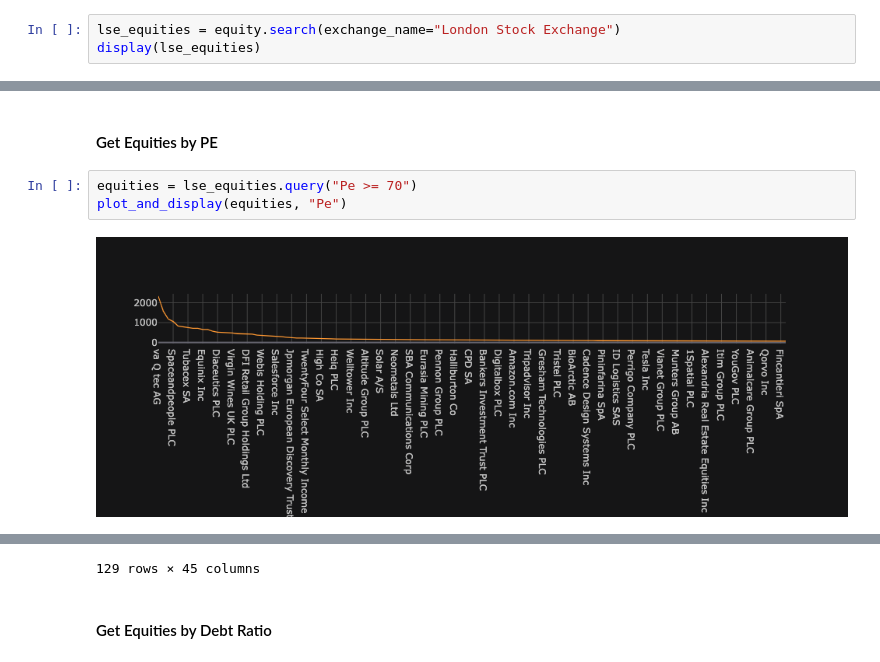
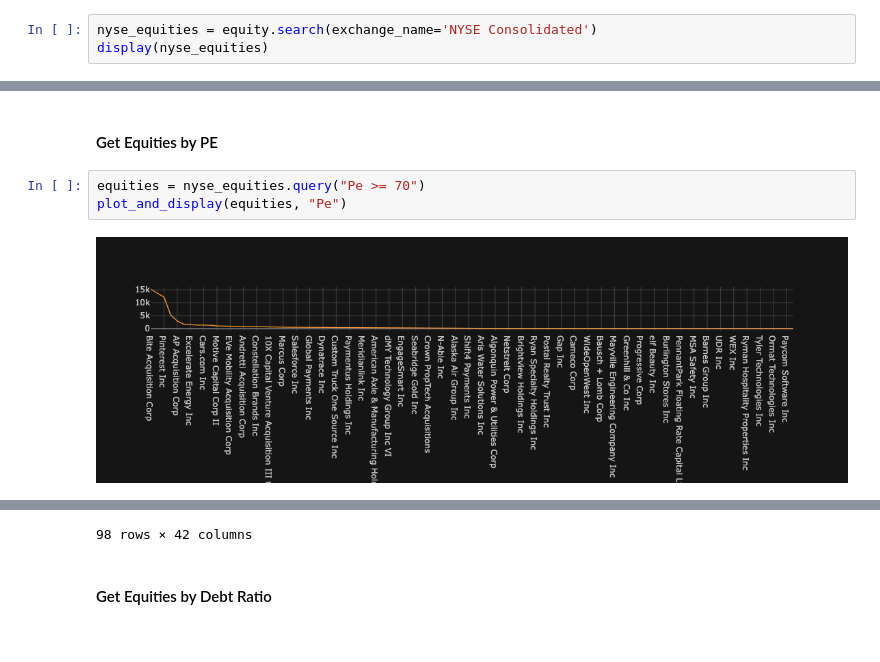
Before and after one commit to LSEG-API-Samples/Example.DataLibrary.Python, a Jupyter notebook: Examples/1-Access/EX-1.01.06.1-SearchTemplates-Equities.ipynb, the cells around one changed output, grey strips where cells are left out. Drawn from its saved outputs; the diff is of its cells as text.

```diff
--- a/Examples/1-Access/EX-1.01.06.1-SearchTemplates-Equities.ipynb
+++ b/Examples/1-Access/EX-1.01.06.1-SearchTemplates-Equities.ipynb
@@ -123,5 +111,5 @@ Help on SearchTemplate in module refinitiv.data.discovery._search_templates:
 # %%
-lse_equities = equity.search(exchange_name="London Stock Exchange")
-display(lse_equities)
+nyse_equities = equity.search(exchange_name='NYSE Consolidated')
+display(nyse_equities)
 # %% [output]
 |  | DTSubjectName | ExchangeName | RIC | MktCapCompanyUsd | ShareholdersEquityUsd | Pe | DebtToAssets | ... |
@@ -212,8 +200,8 @@ plot_and_display(equities, "ShareholdersEquityUsd")
 # %% [markdown]
 #### Get Equities by PE
 # %%
-equities = lse_equities.query("Pe >= 70")
+equities = nyse_equities.query("Pe >= 70")
 plot_and_display(equities, "Pe")
 # %% [output]
-[figure, old version]
+[figure, new version]
 |  | DTSubjectName | ExchangeName | RIC | MktCapCompanyUsd | ShareholdersEquityUsd | Pe | DebtToAssets | ... |
@@ -231,4 +219,4 @@ plot_and_display(equities, "Pe")
-129 rows × 45 columns
+98 rows × 42 columns
 # %% [markdown]
 #### Get Equities by Debt Ratio
 # %%
```
Also changed, not shown: parts of 14 cells of this notebook, 5 other files.
